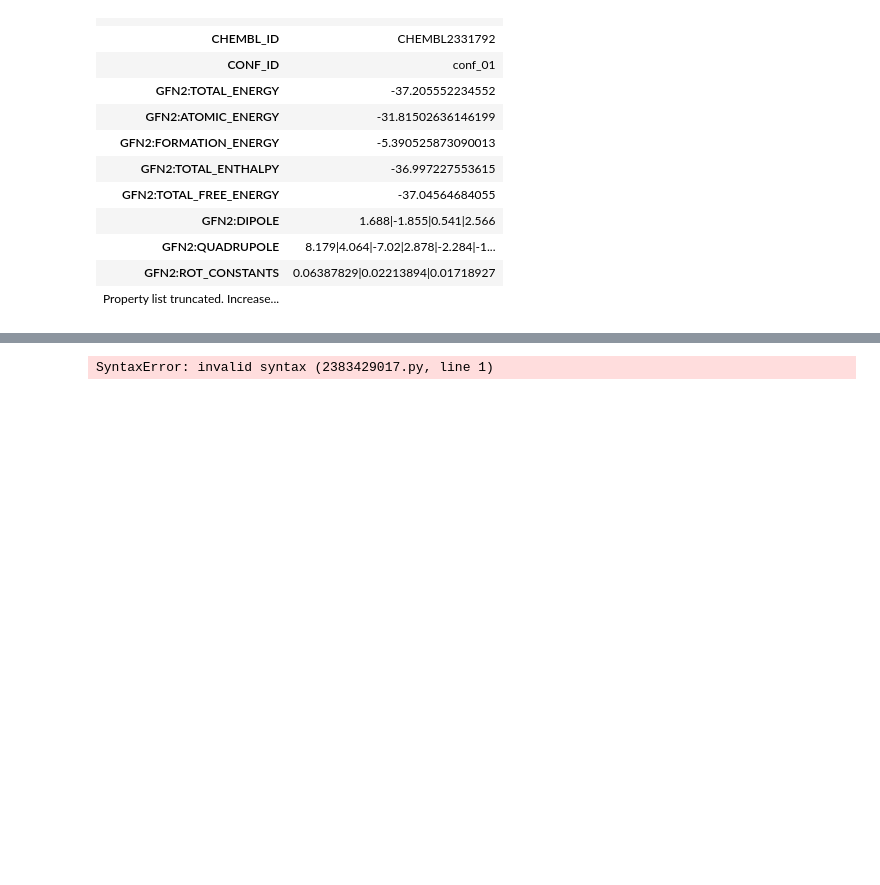
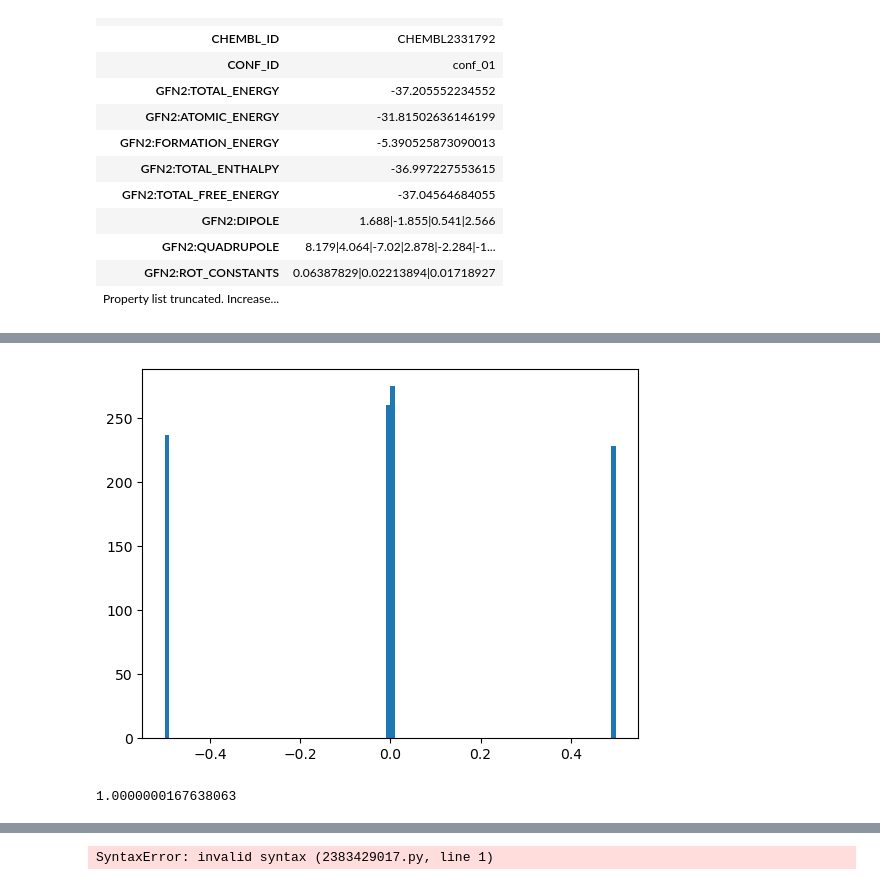
Before and after one commit to rinikerlab/DASH-tree, a Jupyter notebook: serenityff/charge/examples/02_train_ml_model.ipynb, the cells around one changed output, grey strips where cells are left out. Cells and saved outputs as stored; diff of their text form; code cells hidden in the pictures; blank space fills up the shorter version.

```diff
--- a/serenityff/charge/examples/02_train_ml_model.ipynb
+++ b/serenityff/charge/examples/02_train_ml_model.ipynb
@@ -204,7 +197,11 @@ trainer.predict(mol)
 # %%
 tors = []
-for m in range(1000):
-    mol = Chem.MolFromSmiles('CCCC')
+for i in range(1000):
+    mol = supl[4]
     mol = Chem.AddHs(mol)
-    AllChem.EmbedMolecule(mol)
+    AllChem.EmbedMultipleConfs(mol,numConfs=1,randomSeed=i)
     tors.append(get_all_torsion_angles(mol)[0][1])
+# %%
+_ = plt.hist(tors,bins=100)
+# %% [output]
+[figure, added]
@@ -210,0 +216,4 @@ for m in range(1000):
+# %%
+sum(trainer.predict(mol)[0][0])
+# %% [output]
+1.0000000167638063
```
Also changed, not shown: parts of 14 cells of this notebook, 2 other files.
